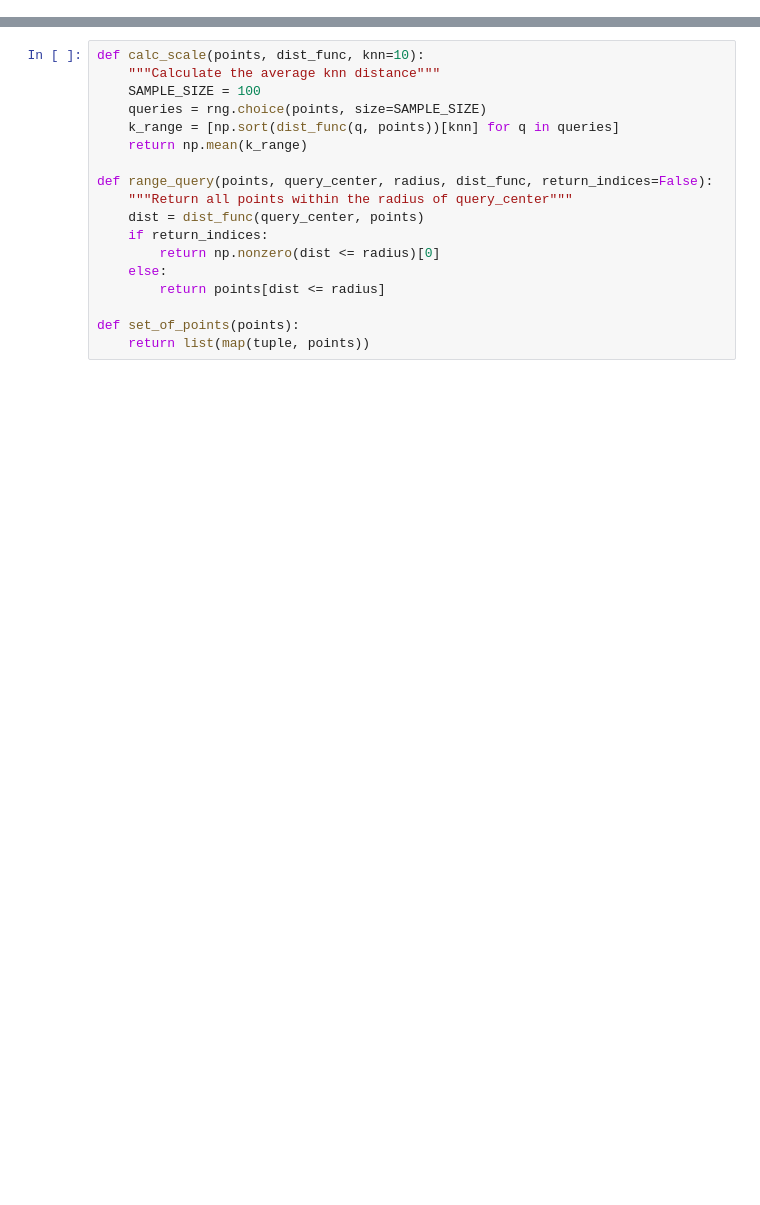
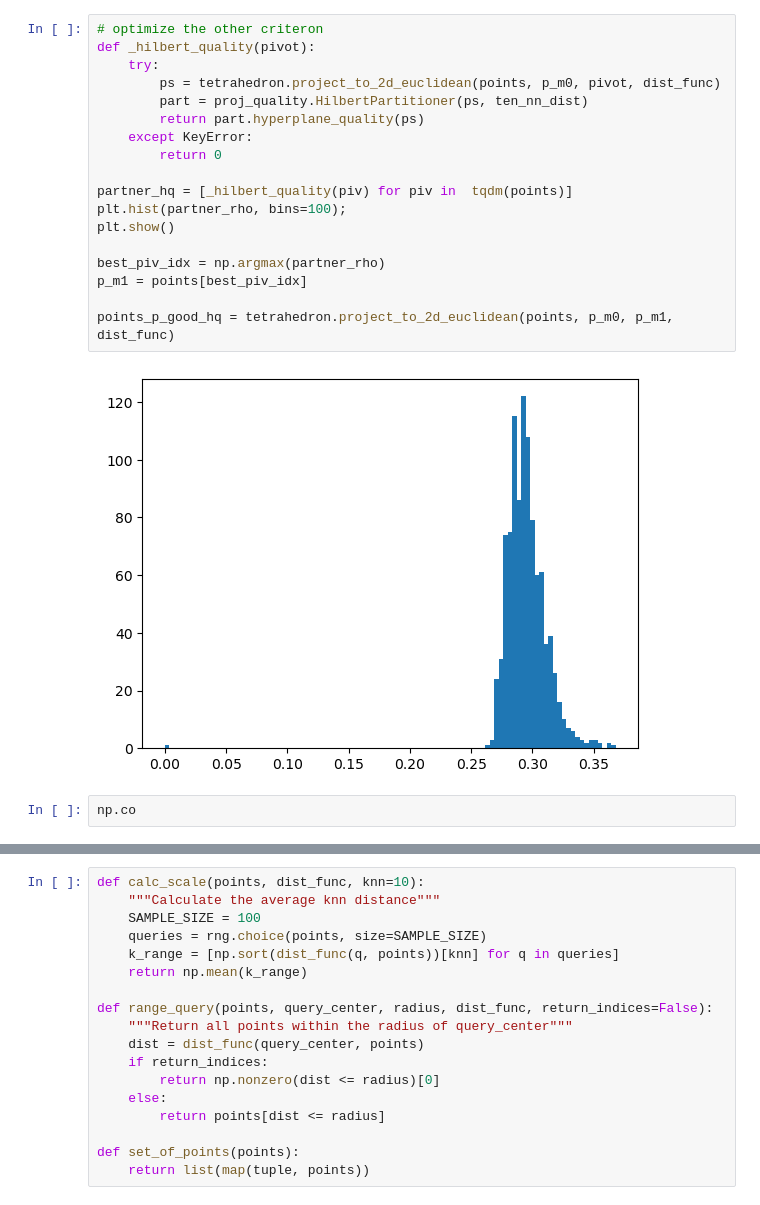
Before and after one commit to DimensionalScoop/metric_spaces, a Jupyter notebook: maths/tetrahedron/project_to_2d.ipynb, the cells around one changed output, grey strips where cells are left out. Cells and saved outputs as stored; diff of their text form; blank space fills up the shorter version.

```diff
--- a/maths/tetrahedron/project_to_2d.ipynb
+++ b/maths/tetrahedron/project_to_2d.ipynb
@@ -33,0 +65,22 @@ points_p = tetrahedron.project_to_2d_euclidean(points, p0, p1, dist_func)
+# %%
+# optimize the other criteron
+def _hilbert_quality(pivot):
+    try:
+        ps = tetrahedron.project_to_2d_euclidean(points, p_m0, pivot, dist_func)
+        part = proj_quality.HilbertPartitioner(ps, ten_nn_dist)
+        return part.hyperplane_quality(ps)
+    except KeyError:
+        return 0
+
+partner_hq = [_hilbert_quality(piv) for piv in  tqdm(points)]
+plt.hist(partner_rho, bins=100);
+plt.show()
+
+best_piv_idx = np.argmax(partner_rho)
+p_m1 = points[best_piv_idx]
+
+points_p_good_hq = tetrahedron.project_to_2d_euclidean(points, p_m0, p_m1, dist_func)
+# %% [output]
+[figure, added]
+# %%
+np.co
```
Also changed, not shown: parts of 25 cells of this notebook, 2 other files.
